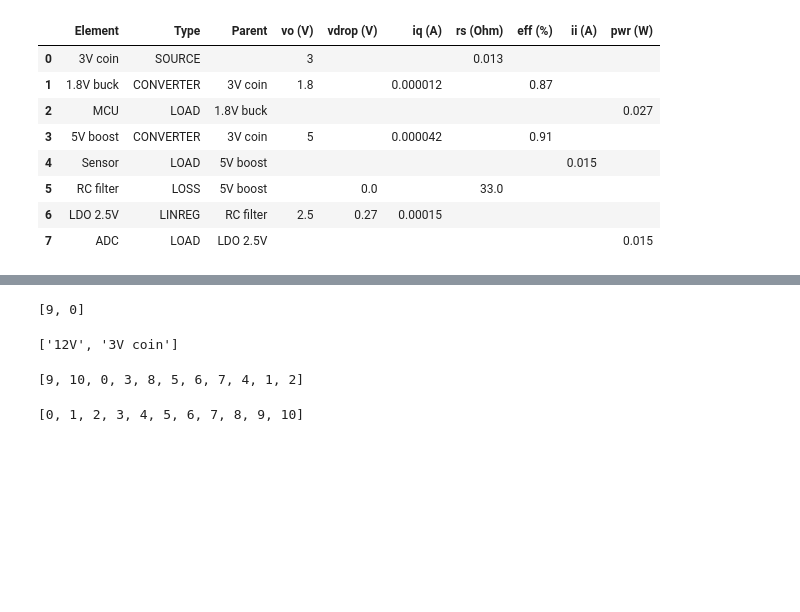
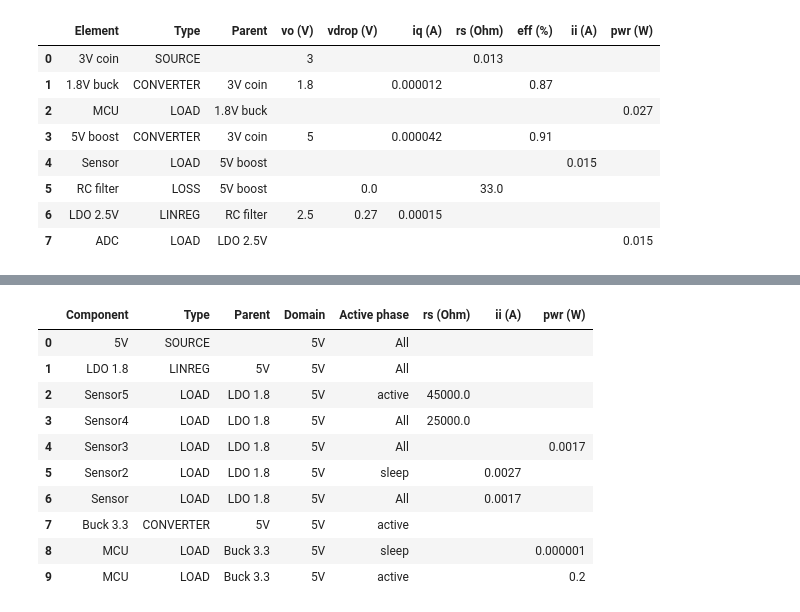
Before and after one commit to geddy11/tmp_sl, a Jupyter notebook: work/sysLoss.ipynb, the cells around one changed output, grey strips where cells are left out. Drawn from its saved outputs; the diff is of its cells as text; code cells hidden in the pictures; blank space fills up the shorter version.

```diff
--- a/work/sysLoss.ipynb
+++ b/work/sysLoss.ipynb
@@ -1062,21 +1181,40 @@ LDO 2.5V
 | 8 | System total |  |  | 3.000000 | 0.000000 | 0.021665 | 0.000000 | 0.064994 | 0.022994 | 0.646216 | ... |
 # %%
 df =case1.solve()
-# %%
-tn = [n for n in rx.topological_sort(case1.g)]
-[n for n in tn if isinstance(case1.g[n], Source)]
-# %% [output]
-[9, 0]
-# %%
-ridx = [9, 0]
-[case1.g[n].params["name"] for n in ridx]
-# %% [output]
-['12V', '3V coin']
-# %%
-tn
-# %% [output]
-[9, 10, 0, 3, 8, 5, 6, 7, 4, 1, 2]
-# %%
-[n for n in case1.g.node_indices()]
-# %% [output]
-[0, 1, 2, 3, 4, 5, 6, 7, 8, 9, 10]
+# %%
+case15 = System("Case15 system", Source("5V", vo=5.0))
+case15.add_comp(
+        "5V", comp=Converter("Buck 3.3", vo=3.3, eff=0.88, active_phases=["active"])
+    )
+case15.add_comp("5V", comp=LinReg("LDO 1.8", vo=1.5))
+case15.add_comp(
+        "Buck 3.3",
+        comp=PLoad("MCU", pwr=0.2, phase_loads={"sleep": 1e-6, "active": 0.2}),
+    )
+case15.add_comp("LDO 1.8", comp=ILoad("Sensor", ii=1.7e-3))
+case15.add_comp(
+        "LDO 1.8", comp=ILoad("Sensor2", ii=2.7e-3, phase_loads={"sleep": 2.7e-3})
+    )
+case15.add_comp("LDO 1.8", comp=PLoad("Sensor3", pwr=1.7e-3))
+case15.add_comp("LDO 1.8", comp=RLoad("Sensor4", rs=25e3))
+case15.add_comp(
+        "LDO 1.8", comp=RLoad("Sensor5", rs=100e3, phase_loads={"active": 45e3})
+    )
+
+phases = {"sleep": 3600, "active": 127}
+case15.set_phases(phases)
+
+df = case15.phases()
+df
+# %% [output]
+|  | Component | Type | Parent | Domain | Active phase | rs (Ohm) | ii (A) | pwr (W) |
+| 0 | 5V | SOURCE |  | 5V | All |  |  |  |
+| 1 | LDO 1.8 | LINREG | 5V | 5V | All |  |  |  |
+| 2 | Sensor5 | LOAD | LDO 1.8 | 5V | active | 45000.0 |  |  |
+| 3 | Sensor4 | LOAD | LDO 1.8 | 5V | All | 25000.0 |  |  |
+| 4 | Sensor3 | LOAD | LDO 1.8 | 5V | All |  |  | 0.0017 |
+| 5 | Sensor2 | LOAD | LDO 1.8 | 5V | sleep |  | 0.0027 |  |
+| 6 | Sensor | LOAD | LDO 1.8 | 5V | All |  | 0.0017 |  |
+| 7 | Buck 3.3 | CONVERTER | 5V | 5V | active |  |  |  |
+| 8 | MCU | LOAD | Buck 3.3 | 5V | sleep |  |  | 0.000001 |
+| 9 | MCU | LOAD | Buck 3.3 | 5V | active |  |  | 0.2 |
```
Also changed, not shown: parts of 12 cells of this notebook, 3 other files.
